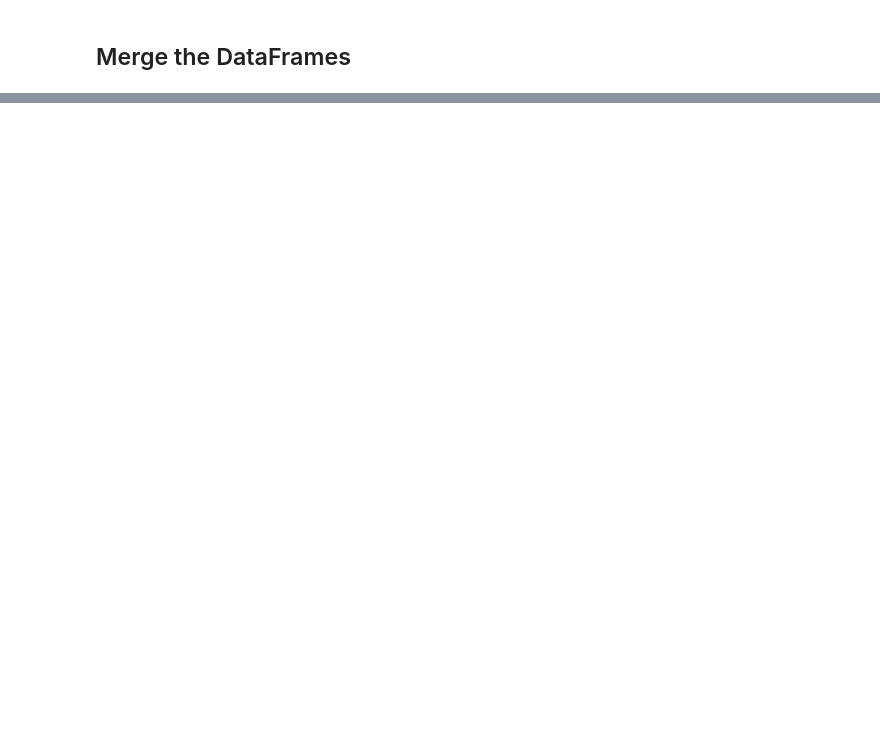
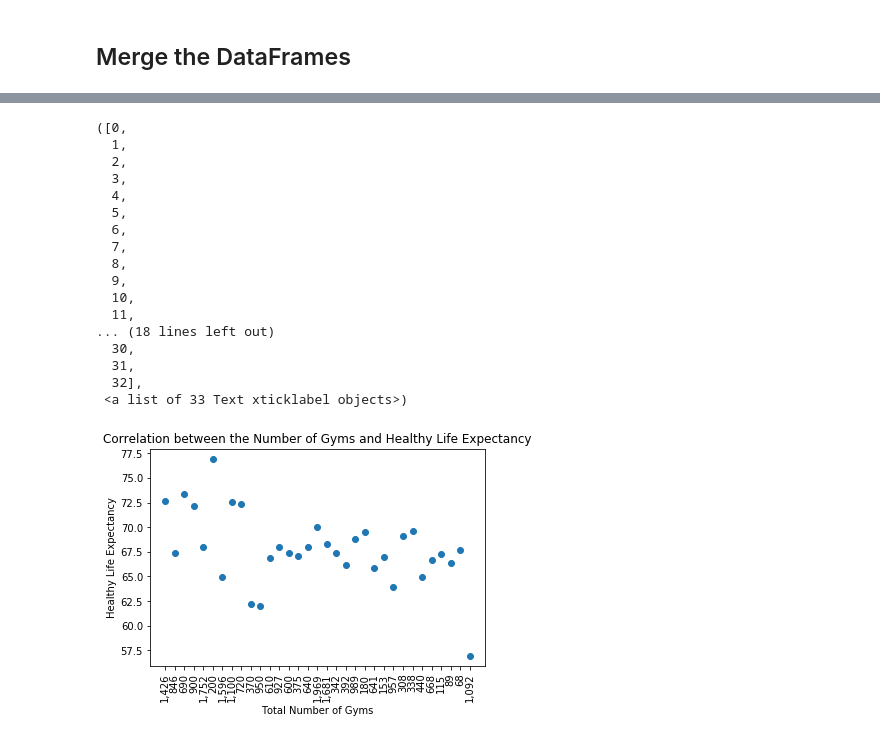
Before and after one commit to Mikeg14119/project1, a Jupyter notebook: Project_Working.ipynb, the cells around one changed output, grey strips where cells are left out. Saved outputs shown, nothing was run; the diff lists cells and outputs as text; code cells hidden in the pictures; blank space fills up the shorter version.

```diff
--- a/Project_Working.ipynb
+++ b/Project_Working.ipynb
@@ -215,4 +201,38 @@ merged_df2
 | 30 | El Salvador | 89 | 19,800 | 222.471910 | $252.53 | ... |
 | 31 | Nicaragua | 68 | 15,700 | 230.882353 | $254.78 | ... |
 | 32 | South Africa | 1,092 | 2,263,175 | 2072.504579 | $0.75 | ... |
+# %%
+#what is the correlation between life expectancy and number of gyms using a scatter plot
+import pandas as pd
+import matplotlib.pyplot as plt
+import numpy as np
+
+
+
+life_gym = plt.scatter(merged_df2["Total Number of Gyms"],merged_df2["Healthy life expectancy"])
+
+
+plt.title('Correlation between the Number of Gyms and Healthy Life Expectancy')
+plt.xlabel("Total Number of Gyms")
+plt.ylabel("Healthy Life Expectancy")
+plt.xticks(rotation=90)
+# %% [output]
+([0,
+  1,
+  2,
+  3,
+  4,
+  5,
+  6,
+  7,
+  8,
+  9,
+  10,
+  11,
+... (18 lines left out)
+  30,
+  31,
+  32],
+ <a list of 33 Text xticklabel objects>)
+[figure, added]
 # %%
```
Also changed, not shown: parts of 5 cells of this notebook.
